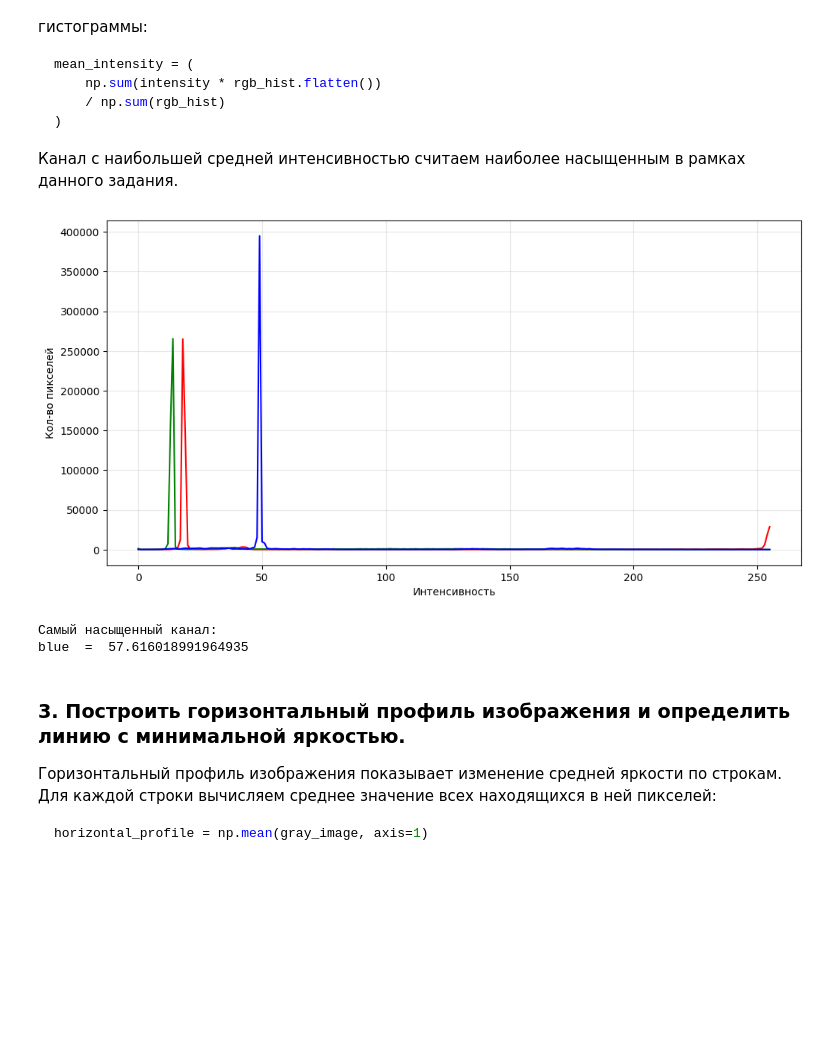
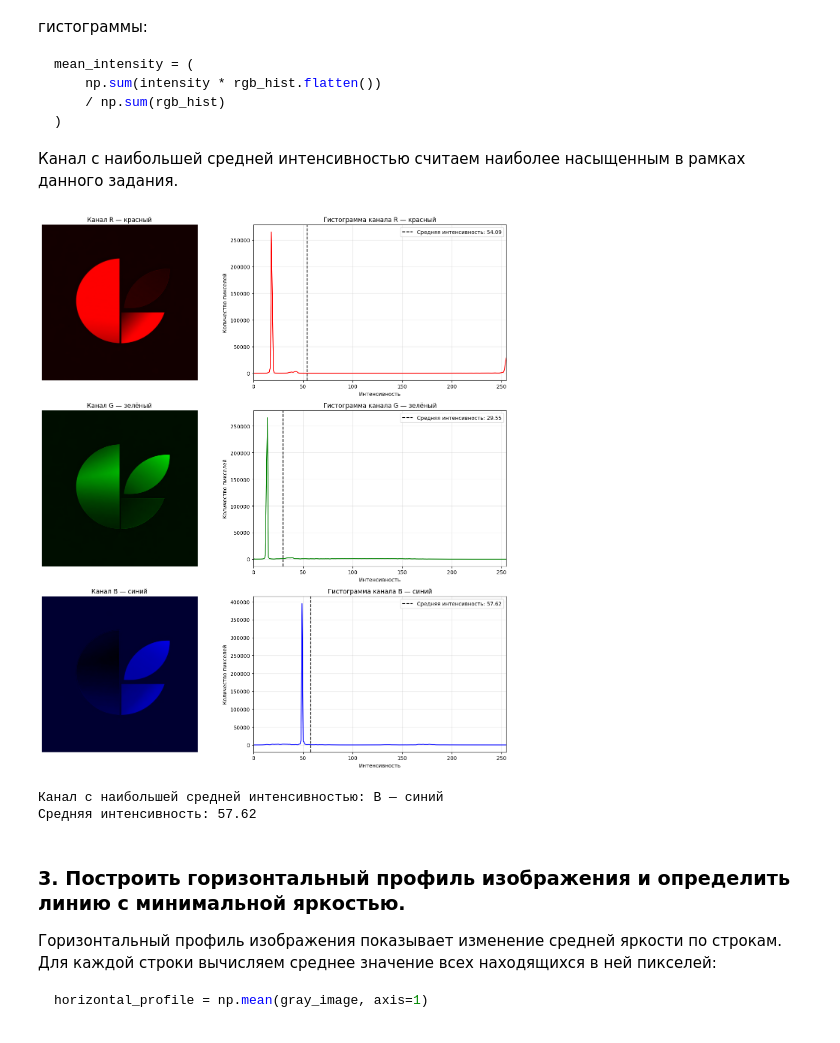
Before and after one commit to Travkova/CV_labs, a Jupyter notebook: Гистограмма, профили и проекции/lab2 .ipynb, the cells around one changed output. Drawn from its saved outputs; the diff is of its cells as text; code cells hidden in the pictures; blank space fills up the shorter version.

Commit message:
разбил на каналы

```diff
--- a/Гистограмма, профили и проекции/lab2 .ipynb
+++ b/Гистограмма, профили и проекции/lab2 .ipynb
@@ -67,32 +67,59 @@ mean_intensity = (
 
 Канал с наибольшей средней интенсивностью считаем наиболее насыщенным в рамках данного задания.
 # %%
-channels =["red","green","blue"]
+channels = ["red", "green", "blue"]
+channel_names = ["R — красный", "G — зелёный", "B — синий"]
 mean_intensity_value = {}
+intensity = np.arange(256)
 
-plt.figure(figsize=(12,6))
+fig, axes = plt.subplots(3, 2, figsize=(14, 15))
 
 for channel, color in enumerate(channels):
-    rgb_hist = cv2.calcHist([changing_image],[channel],None,[256],[0,256])
-    plt.plot(rgb_hist,color = color)
+    channel_image = np.zeros_like(changing_image)
+    channel_image[:, :, channel] = changing_image[:, :, channel]
 
-    intensity= np.arange(256)
-    mean_intensity = (np.sum(intensity*rgb_hist.flatten())/np.sum(rgb_hist))
+    axes[channel, 0].imshow(channel_image)
+    axes[channel, 0].set_title(f"Канал {channel_names[channel]}")
+    axes[channel, 0].axis("off")
 
-    mean_intensity_value[channel]=mean_intensity
+    rgb_hist = cv2.calcHist(
+        [changing_image], [channel], None, [256], [0, 256]
+    ).flatten()
 
-plt.xlabel("Интенсивность")
-plt.ylabel("Кол-во пикселей")
-plt.grid(True, alpha=0.3)
+    mean_intensity = np.sum(intensity * rgb_hist) / np.sum(rgb_hist)
+    mean_intensity_value[channel] = mean_intensity
+
+    axes[channel, 1].plot(intensity, rgb_hist, color=color)
+    axes[channel, 1].axvline(
+        mean_intensity,
+        color="black",
+        linestyle="--",
+        label=f"Средняя интенсивность: {mean_intensity:.2f}"
+    )
+    axes[channel, 1].set_title(f"Гистограмма канала {channel_names[channel]}")
+    axes[channel, 1].set_xlabel("Интенсивность")
+    axes[channel, 1].set_ylabel("Количество пикселей")
+    axes[channel, 1].set_xlim(0, 255)
+    axes[channel, 1].grid(True, alpha=0.3)
+    axes[channel, 1].legend()
+
+plt.tight_layout()
 plt.show()
 
-max_intensity_channel = max(mean_intensity_value, key=mean_intensity_value.get)
-print("Самый насыщенный канал: ")
-print(channels[max_intensity_channel], " = ", mean_intensity_value[max_intensity_channel])
+max_intensity_channel = max(
+    mean_intensity_value, key=mean_intensity_value.get
+)
+
+print(
+    f"Канал с наибольшей средней интенсивностью: "
+    f"{channel_names[max_intensity_channel]}\n"
+    f"Средняя интенсивность: "
+    f"{mean_intensity_value[max_intensity_channel]:.2f}"
+)
 # %% [output]
-[figure, old version]
+[figure, new version]
-Самый насыщенный канал:
-blue  =  57.616018991964935
+Канал с наибольшей средней интенсивностью: B — синий
+Средняя интенсивность: 57.62
 # %% [markdown]
 ### 3. Построить горизонтальный профиль изображения и определить линию с минимальной яркостью.
 
```
